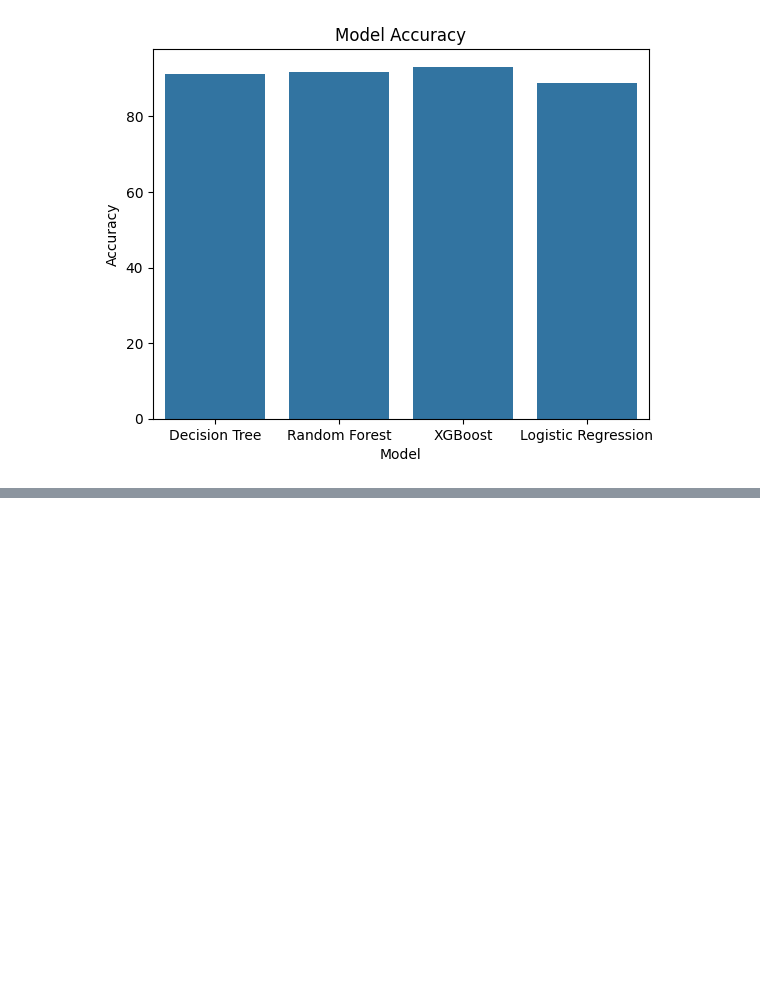
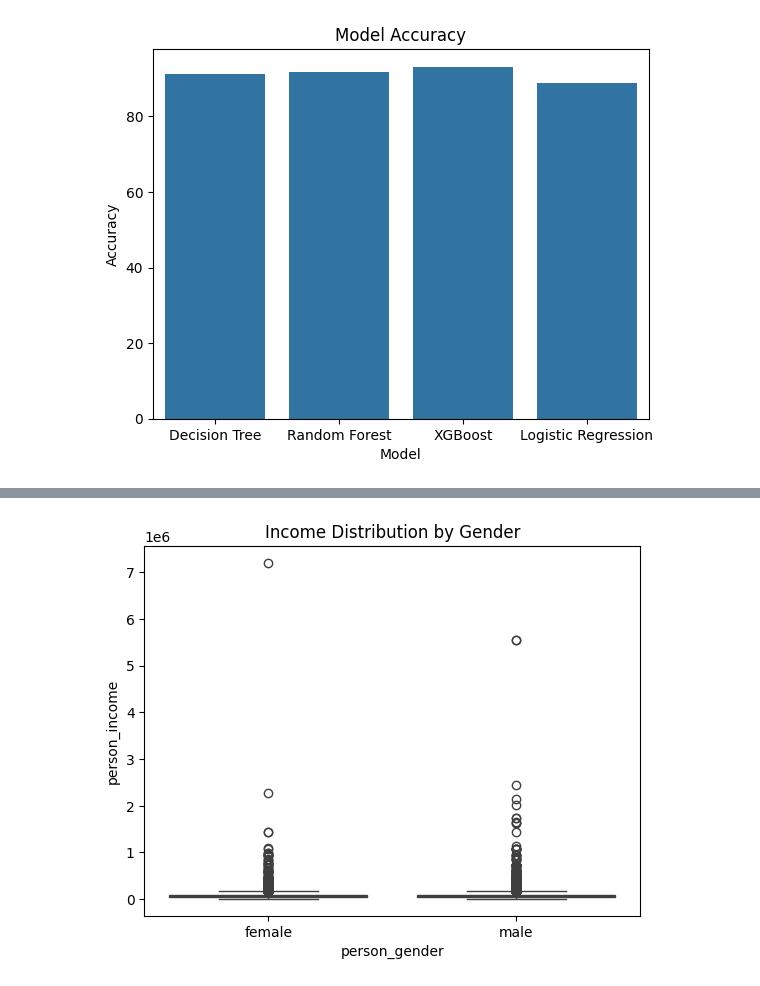
Before and after one commit to 3Techies/Bias-Detection-ML-models, a Jupyter notebook: notebooks/02_baseline_model.ipynb, the cells around one changed output, grey strips where cells are left out. Saved outputs shown, nothing was run; the diff lists cells and outputs as text; code cells hidden in the pictures; blank space fills up the shorter version.

```diff
--- a/notebooks/02_baseline_model.ipynb
+++ b/notebooks/02_baseline_model.ipynb
@@ -439,0 +450,6 @@ plt.show()
+# %%
+sns.boxplot(data=df, x=config.SENSITIVE_ATTRIBUTE, y="person_income")
+plt.title("Income Distribution by Gender")
+plt.show()
+# %% [output]
+[figure, added]
```
Also changed, not shown: parts of 10 cells of this notebook.
